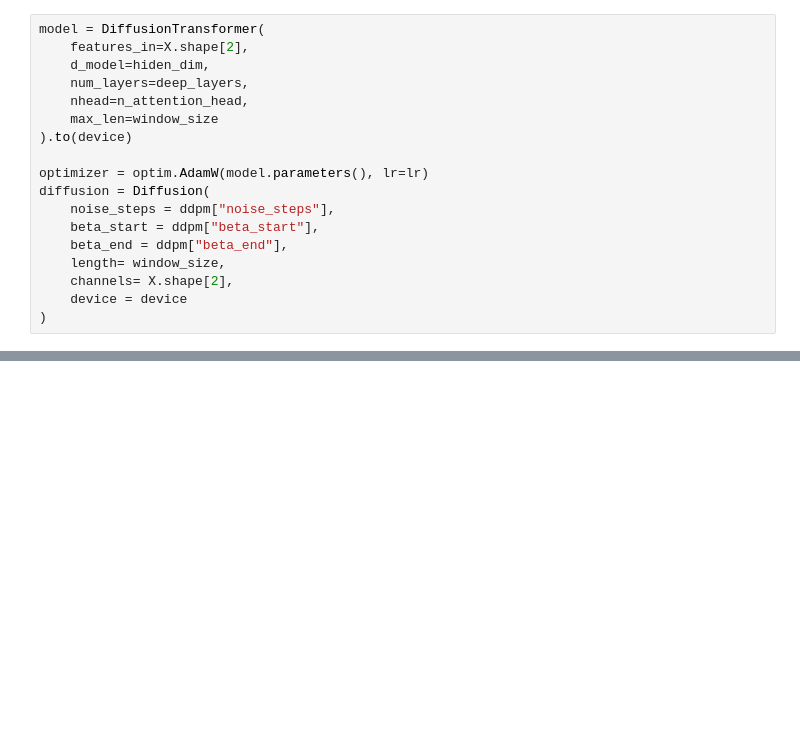
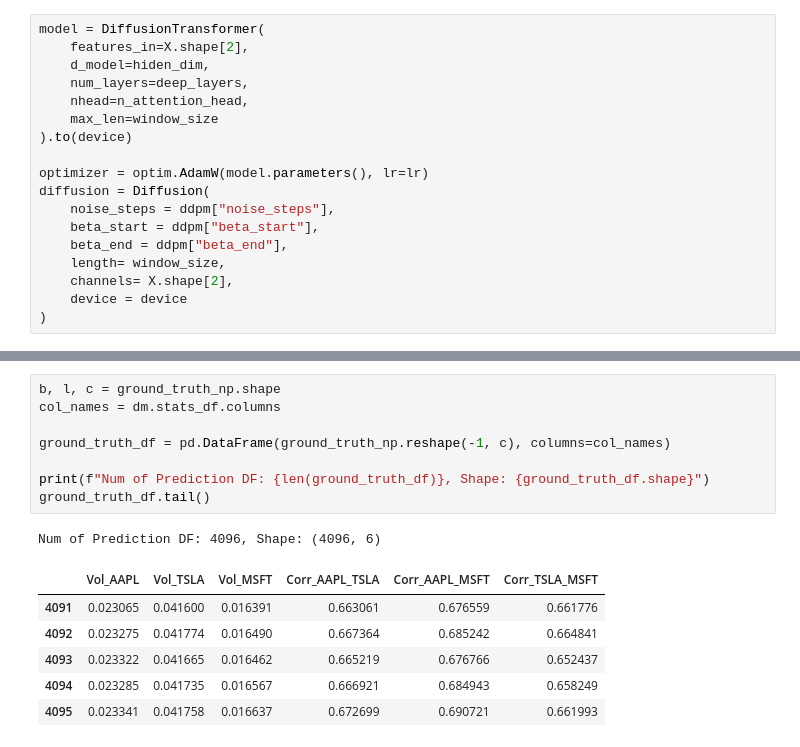
Before and after one commit to Narodomy/Time-Series-Generative-AI-for-Asset-Investment, a Jupyter notebook: notebooks/v4_playground.ipynb, the cells around one changed output, grey strips where cells are left out. Drawn from its saved outputs; the diff is of its cells as text; blank space fills up the shorter version.

```diff
--- a/notebooks/v4_playground.ipynb
+++ b/notebooks/v4_playground.ipynb
@@ -245,0 +277,16 @@ array([[[ 1.48809409e+00,  8.47914791e+00,  1.36761246e+01,
+# %%
+b, l, c = ground_truth_np.shape
+col_names = dm.stats_df.columns
+
+ground_truth_df = pd.DataFrame(ground_truth_np.reshape(-1, c), columns=col_names)
+
+print(f"Num of Prediction DF: {len(ground_truth_df)}, Shape: {ground_truth_df.shape}")
+ground_truth_df.tail()
+# %% [output]
+Num of Prediction DF: 4096, Shape: (4096, 6)
+|  | Vol_AAPL | Vol_TSLA | Vol_MSFT | Corr_AAPL_TSLA | Corr_AAPL_MSFT | Corr_TSLA_MSFT |
+| 4091 | 0.023065 | 0.041600 | 0.016391 | 0.663061 | 0.676559 | 0.661776 |
+| 4092 | 0.023275 | 0.041774 | 0.016490 | 0.667364 | 0.685242 | 0.664841 |
+| 4093 | 0.023322 | 0.041665 | 0.016462 | 0.665219 | 0.676766 | 0.652437 |
+| 4094 | 0.023285 | 0.041735 | 0.016567 | 0.666921 | 0.684943 | 0.658249 |
+| 4095 | 0.023341 | 0.041758 | 0.016637 | 0.672699 | 0.690721 | 0.661993 |
```
Also changed, not shown: parts of 14 cells of this notebook, 3 other files.
